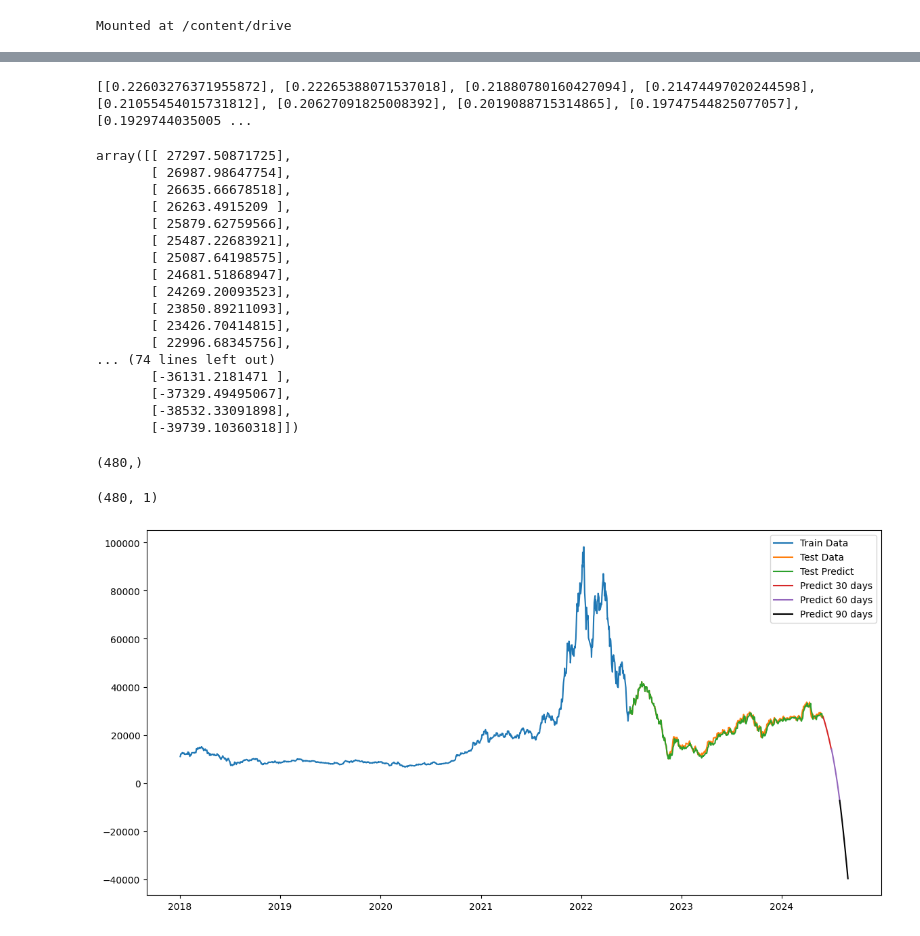
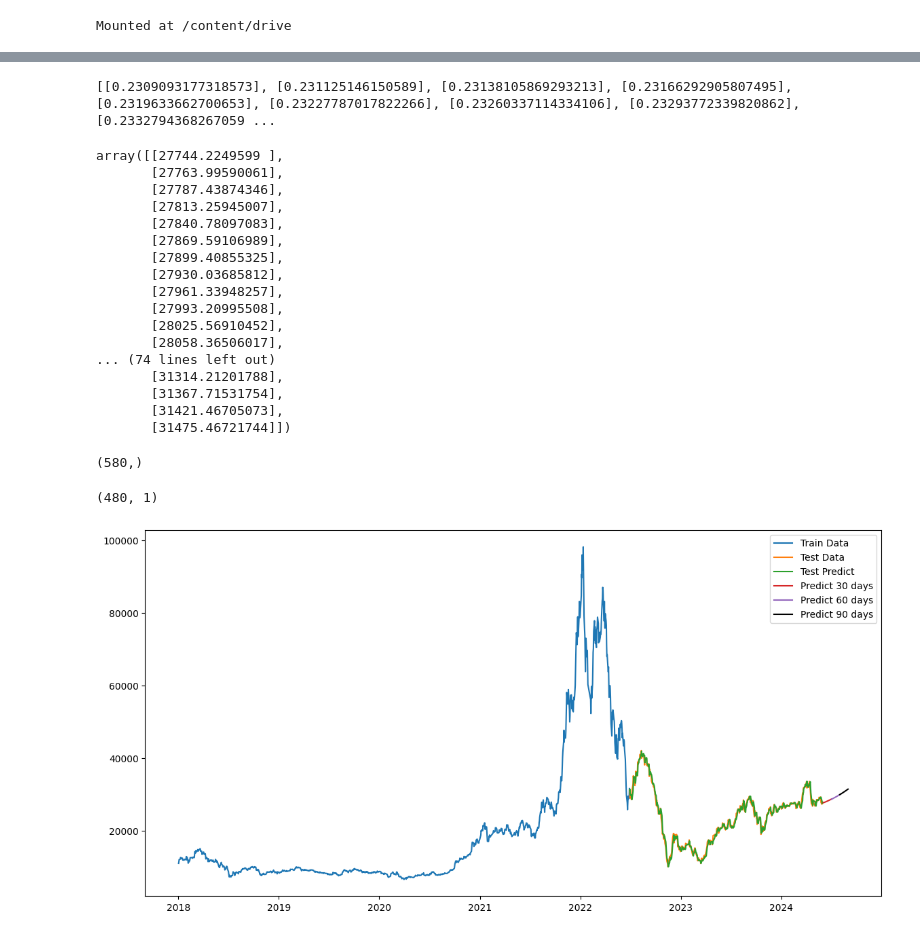
Before and after one commit to duonguwu/IS403_O21_04, a Jupyter notebook: Model/GRU/Team4_GRU_DIG_7-3.ipynb, the cells around one changed output, grey strips where cells are left out. Drawn from its saved outputs; the diff is of its cells as text; code cells hidden in the pictures.

```diff
--- a/Model/GRU/Team4_GRU_DIG_7-3.ipynb
+++ b/Model/GRU/Team4_GRU_DIG_7-3.ipynb
@@ -45,9 +45,17 @@ def create_dataset(dataset, time_step=1):
 # %%
 #6. Reshape into X=t,t+1,t+2..t+99 and Y=t+100
 
+# time_step = 100
+# X_train, y_train = create_dataset(train_data, time_step)
+# X_test, ytest = create_dataset(test_data, time_step)
 time_step = 100
-X_train, y_train = create_dataset(train_data, time_step)
-X_test, ytest = create_dataset(test_data, time_step)
+
+x, y = create_dataset(df1, time_step)
+
+X_train = x[:train_size-100]
+X_test = x[train_size-100:]
+y_train = y[:train_size-100]
+ytest = y[train_size-100:]
 # %%
 # 7. Reshape input to be [samples, time steps, features] which is required for LSTM
 X_train =X_train.reshape(X_train.shape[0],X_train.shape[1] , 1)
@@ -139,28 +147,28 @@ while(i < 90):
 
 print(lst_output)
 # %% [output]
-[[0.22603276371955872], [0.22265388071537018], [0.21880780160427094], [0.21474497020244598], [0.21055454015731812], [0.20627091825008392], [0.2019088715314865], [0.19747544825077057], [0.1929744035005 ...
+[[0.2309093177318573], [0.231125146150589], [0.23138105869293213], [0.23166292905807495], [0.2319633662700653], [0.23227787017822266], [0.23260337114334106], [0.23293772339820862], [0.2332794368267059 ...
 # %%
 future_predict = scaler.inverse_transform(np.array(lst_output).reshape(-1, 1))
 future_predict
 # %% [output]
-array([[ 27297.50871725],
-       [ 26987.98647754],
-       [ 26635.66678518],
-       [ 26263.4915209 ],
-       [ 25879.62759566],
-       [ 25487.22683921],
-       [ 25087.64198575],
-       [ 24681.51868947],
-       [ 24269.20093523],
-       [ 23850.89211093],
-       [ 23426.70414815],
-       [ 22996.68345756],
+array([[27744.2249599 ],
+       [27763.99590061],
+       [27787.43874346],
+       [27813.25945007],
+       [27840.78097083],
+       [27869.59106989],
+       [27899.40855325],
+       [27930.03685812],
+       [27961.33948257],
+       [27993.20995508],
+       [28025.56910452],
+       [28058.36506017],
 ... (74 lines left out)
-       [-36131.2181471 ],
-       [-37329.49495067],
-       [-38532.33091898],
-       [-39739.10360318]])
+       [31314.21201788],
+       [31367.71531754],
+       [31421.46705073],
+       [31475.46721744]])
 # %%
 # Append the last 100 values of test_data to the beginning of y_pred
 last_100_test_data = scaler.inverse_transform(test_data[:101])
@@ -169,34 +177,34 @@ y_pred_with_test_data = np.append(last_100_test_data, y_pred)
 print(y_pred_with_test_data.shape)
 test_data.shape
 # %% [output]
-(480,)
+(580,)
 (480, 1)
 # %%
 # Plot results
 plt.figure(figsize=(14, 7))
 
 # Plot train data
 plt.plot(df['Date'][:train_size], scaler.inverse_transform(train_data), label='Train Data')
 
 # Plot test data
 plt.plot(df['Date'][train_size:], scaler.inverse_transform(test_data), label='Test Data')
 
 # Plot test predict data with appended last 100 test data
-plt.plot(df['Date'][train_size:train_size + len(y_pred_with_test_data)], y_pred_with_test_data, label='Test Predict')
+plt.plot(df['Date'][train_size:train_size + len(y_pred)], y_pred, label='Test Predict')
 
 # Plot future predictions
 last_test_date = df['Date'].iloc[-1]
 future_predict_dates = pd.date_range(start=last_test_date + pd.Timedelta(days=1), periods=30)
 future_predict_dates_1 = pd.date_range(start=last_test_date + pd.Timedelta(days=31), periods=31)
 future_predict_dates_2 = pd.date_range(start=last_test_date + pd.Timedelta(days=61), periods=31)
 
 plt.plot(future_predict_dates, future_predict[0:30], label='Predict 30 days')
 plt.plot(future_predict_dates_1, future_predict[29:60], label='Predict 60 days')
 plt.plot(future_predict_dates_2, future_predict[59:90], label='Predict 90 days', color='black')
 # Display the legend
 plt.legend()
 
 # Display the plot
 plt.show()
 # %% [output]
-[figure, old version]
+[figure, new version]
```
Also changed, not shown: parts of 4 cells of this notebook, 8 other files.
